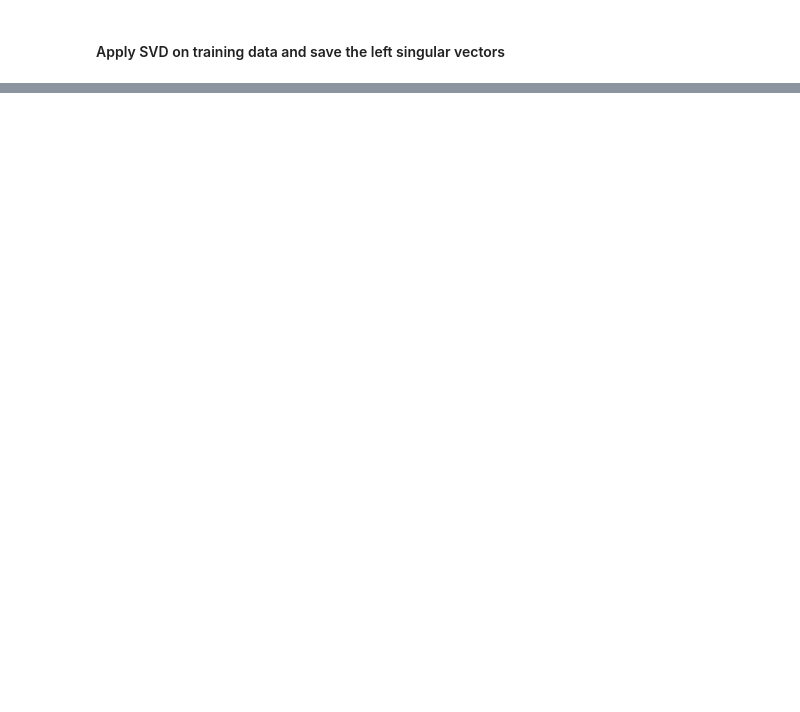
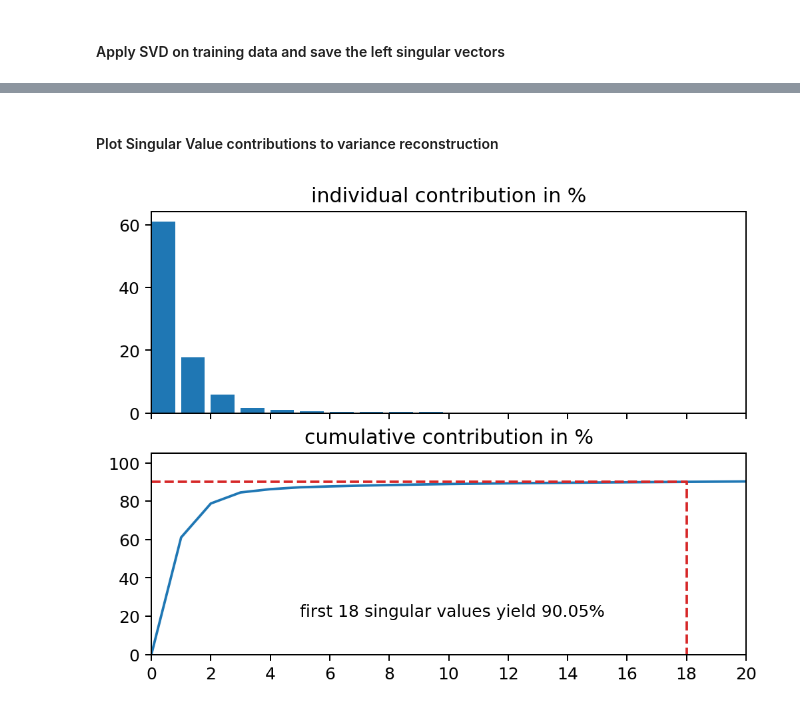
Before and after one commit to AntonSchreiber/ROM-buffet-forecasting, a Jupyter notebook: App/svd_train.ipynb, the cells around one changed output, grey strips where cells are left out. Saved outputs shown, nothing was run; the diff lists cells and outputs as text; code cells hidden in the pictures; blank space fills up the shorter version.

```diff
--- a/App/svd_train.ipynb
+++ b/App/svd_train.ipynb
@@ -99,0 +114,27 @@ fig2.savefig(join(output_path, "cumulative_contributions.png"))
+# %% [markdown]
+#### Plot Singular Value contributions to variance reconstruction
+# %%
+s_sum = (s**2).sum().item()
+# relative contribution
+s_rel = [s_i**2 / s_sum * 100 for s_i in s]
+# cumulative contribution
+s_cum = [(s[:n]**2).sum().item() / s_sum * 100 for n in range(s.shape[0])]
+# find out how many singular values we need to reach at least 90 percent
+i_90 = bisect.bisect_right(s_cum, 90)
+
+x_lim = 20
+
+fig1, (ax1, ax2) = plt.subplots(2, 1, sharex=True)
+ax1.bar(range(x_lim), s_rel[:x_lim], align="edge")
+ax1.set_title("individual contribution in %")
+ax2.plot(range(s.shape[0]), s_cum)
+ax2.set_xlim(0, x_lim)
+ax2.set_ylim(0, 105)
+ax2.set_title("cumulative contribution in %")
+ax2.plot([0, i_90, i_90], [s_cum[i_90], s_cum[i_90], 0], ls="--", color="C3")
+ax2.text(i_90 - 13, 20, "first {:d} singular values yield {:1.2f}%".format(i_90, s_cum[i_90]))
+ax2.set_xticks(range(0, x_lim + 1, 2))
+fig2.tight_layout()
+fig2.savefig(join(output_path, "variance_reconstruction.png"))
+# %% [output]
+[figure, added]
```
Also changed, not shown: parts of 6 cells of this notebook.
